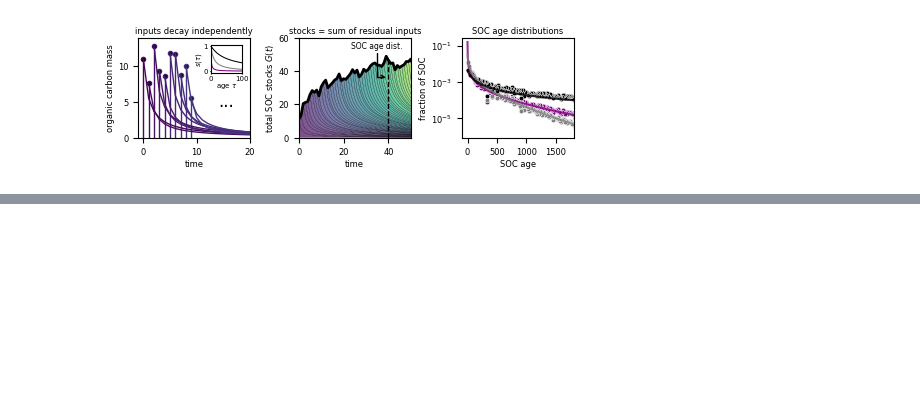
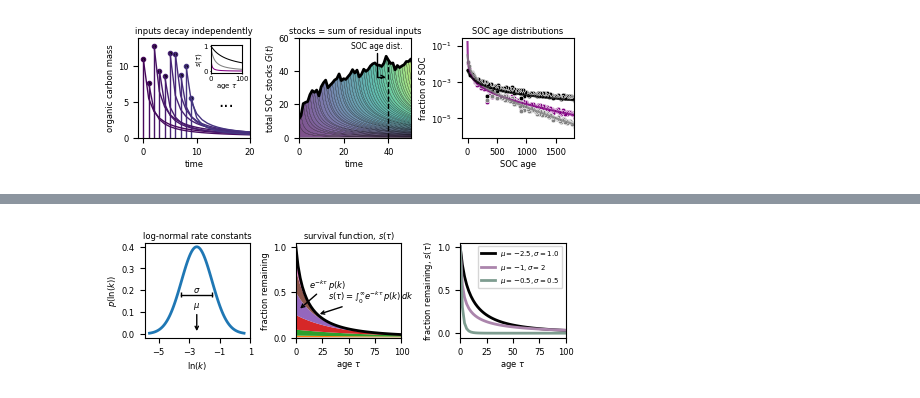
Before and after one commit to flamholz/soil_diskin, a Jupyter notebook: notebooks/fig1.ipynb, the cells around one changed output, grey strips where cells are left out. Cells and saved outputs as stored; diff of their text form; code cells hidden in the pictures; blank space fills up the shorter version.

```diff
--- a/notebooks/fig1.ipynb
+++ b/notebooks/fig1.ipynb
@@ -213,0 +471,98 @@ plt.show()
+# %%
+def calc_survival(mu, sigma, ln_ks, ts):
+    k_amts = stats.norm.pdf(ln_ks, loc=mu, scale=sigma)
+    ks = np.exp(ln_ks)
+    k_amts_normed = k_amts / np.sum(k_amts)
+
+    M = np.zeros((len(ks), len(ts)))
+    for j, t in enumerate(ts):
+        exponent = -ks * t
+        exponential_prefactor = np.exp(exponent)
+        frac_remaining = exponential_prefactor * k_amts_normed
+        M[:, j] = frac_remaining
+
+    # survival function is the sum over all k of M
+    return M
+# %%
+mosaic = 'ABC'
+fig, axs = plt.subplot_mosaic(mosaic, layout='constrained', figsize=(4.76, 1.5))
+
+# if Y ~ normal(mu, sigma) then X = exp(Y) ~ lognormal(mu, sigma)
+mu = -2.5
+sigma = 1
+
+# plot the pdf with a logarithmic x-axis
+plt.sca(axs['A'])
+
+# plot the pdf
+qs = [0.001, 0.5, 0.999]
+qvals = stats.norm.ppf(qs, loc=mu, scale=sigma)
+ln_k_s = np.linspace(qvals[0], qvals[-1], 100)
+p_ln_ks = stats.norm.pdf(ln_k_s, loc=mu, scale=sigma)
+
+plt.plot(ln_k_s, p_ln_ks)
+
+plt.annotate(r'$\mu$', xy=(mu, 0.0), xytext=(mu, 0.12),
+             ha='center',
+             bbox=dict(boxstyle='round,pad=0.01', edgecolor='none', facecolor='None'),
+             arrowprops=dict(arrowstyle='->', lw=1))
+plt.text(mu, 0.2, r'$\sigma$', ha='center', va='center', fontsize=6)
+plt.plot([mu-sigma, mu + sigma], [0.18, 0.18], color='k', lw=1)
+plt.vlines([mu - sigma, mu + sigma], ymin=0.17, ymax=0.19, color='k', lw=1)
+
+plt.xlabel(r'$\ln(k)$')
+plt.ylabel(r'$p(\ln(k))$')
+plt.xticks(np.arange(-5, 1.1, 2))
+plt.title('log-normal rate constants')
+
+plt.sca(axs['B'])
+# sample 100 bins from normal(mu, sigma)
+ln_k_s = np.linspace(mu - 3*sigma, mu + 3*sigma, 10)
+ks = np.exp(ln_k_s)
+k_amts = stats.norm.pdf(ln_k_s, loc=mu, scale=sigma)
+k_amts_normed = k_amts / np.sum(k_amts)
+
+ts = np.linspace(0, 100, 50)
+M = calc_survival(mu, sigma, ln_k_s, ts)
+
+plt.stackplot(ts, M)
+# annotate single slice as e^-kt*p(k)*J_0
+plt.annotate(r'$e^{-k \tau} \, p(k)$',
+             xy=(2, 0.3), xytext=(12, 0.5),
+             ha='left', va='bottom',
+             bbox=dict(boxstyle='round,pad=0.01', edgecolor='none', facecolor='None'),
+             arrowprops=dict(arrowstyle='->', lw=1))
+plt.annotate(r'$s(\tau) = \int_0^\infty e^{-k \tau} \, p(k) \, dk$',
+             xy=(20, 0.25), xytext=(30, 0.35),
+             ha='left', va='bottom',
+             bbox=dict(boxstyle='round,pad=0.01', edgecolor='none', facecolor='None'),
+             arrowprops=dict(arrowstyle='->', lw=1))
+
+# survival function is the sum over all k of M
+survival_function = np.sum(M, axis=0)
+plt.plot(ts, survival_function, color='k', lw=2)
+plt.xlim(0, 100)
+plt.title(r'survival function, $s(\tau)$')
+plt.xlabel(r'age $\tau$')
+plt.ylabel(r'fraction remaining')
+plt.yticks(np.arange(0, 1.1, 0.5))
+
+plt.sca(axs['C'])
+
+mus = [-2.5, -1, -0.5]
+sigmas = [1.0, 2, 0.5]
+my_colors = ['k', colors['purple'], colors['dark_green']]
+
+for mu, sigma, color in zip(mus, sigmas, my_colors):
+    M = calc_survival(mu, sigma, ln_k_s, ts)
+    plt.plot(ts, np.sum(M, axis=0), label=f'$\mu={mu}, \sigma={sigma}$', color=color)
+plt.xlim(0, 100)
+plt.yticks(np.arange(0, 1.1, 0.5))
+plt.ylabel(r'fraction remaining, $s(\tau)$')
+plt.xlabel(r'age $\tau$')
+plt.legend(loc='upper right')
+
+plt.savefig('../figures/fig2_lognormal_example.png', dpi=300, bbox_inches='tight')
+plt.show()
+# %% [output]
+[figure, added]
```
Also changed, not shown: parts of 11 cells of this notebook.
